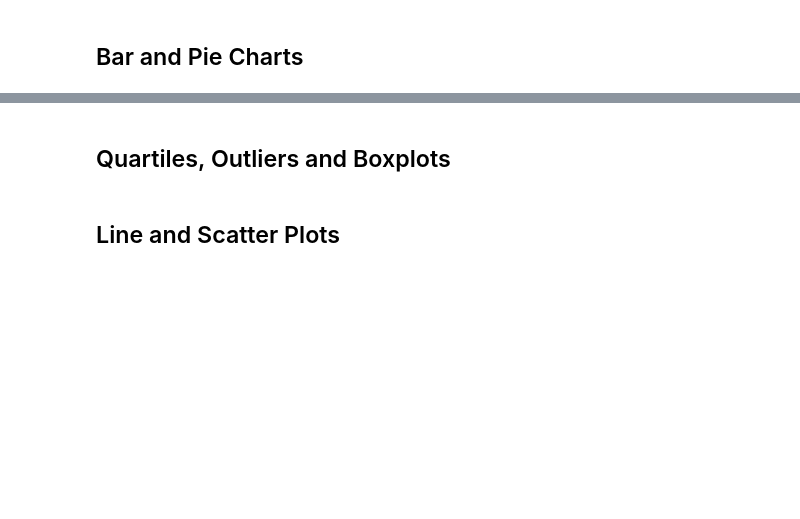
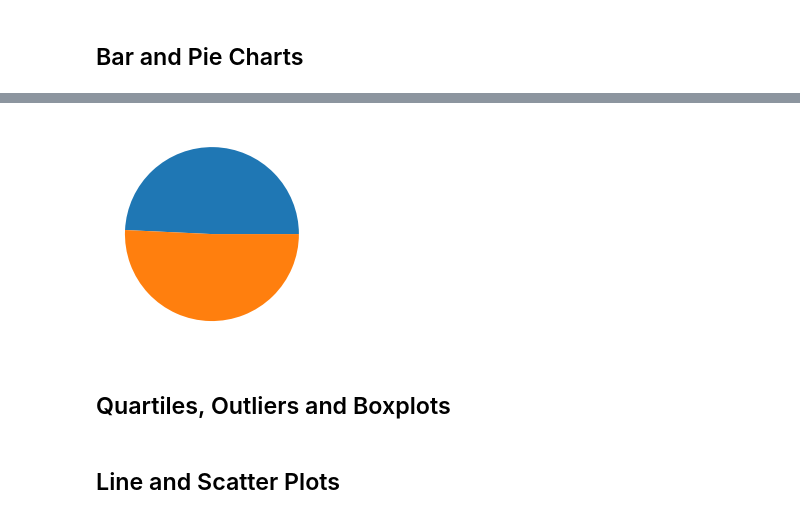
Before and after one commit to jMacProd/MatplotlibChallenge, a Jupyter notebook: Pymaceuticals/pymaceuticals.ipynb, the cells around one changed output, grey strips where cells are left out. Cells and saved outputs as stored; diff of their text form; code cells hidden in the pictures; blank space fills up the shorter version.

```diff
--- a/Pymaceuticals/pymaceuticals.ipynb
+++ b/Pymaceuticals/pymaceuticals.ipynb
@@ -114,2 +313,7 @@ There are 1888 records in the dataframe
 # %%
-# Generate a bar plot showing the total number of mice for each treatment throughout the course of the study using pyplot.
+# Generate a pie plot showing the distribution of female versus male mice using pyplot
+
+plt.pie(sexY)
+plt.show()
+# %% [output]
+[figure, added]
```
Also changed, not shown: parts of 17 cells of this notebook.
